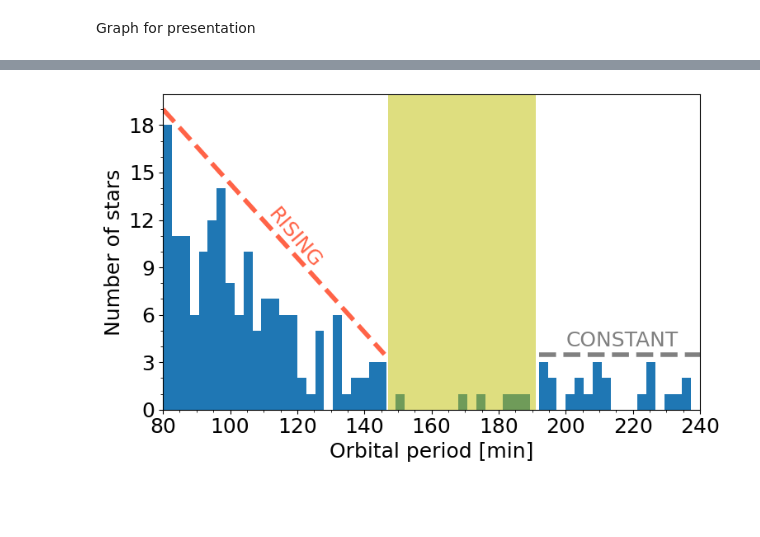
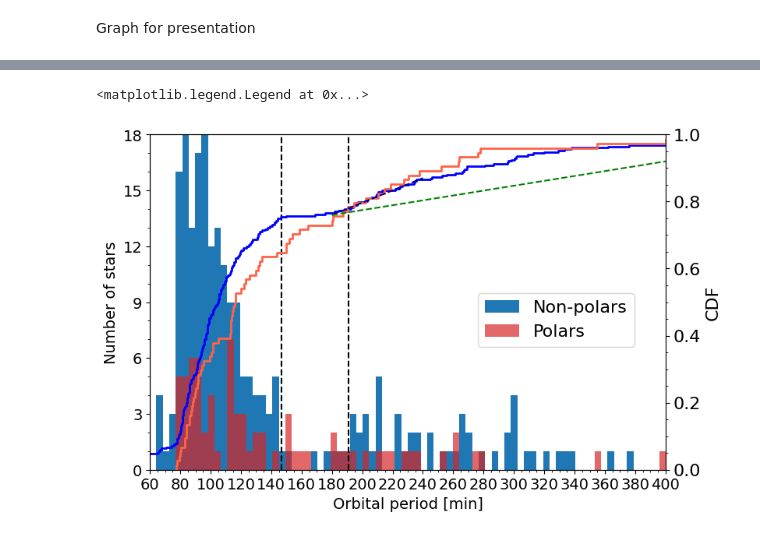
Before and after one commit to wknop/licencjat, a Jupyter notebook: notebook1.ipynb, the cells around one changed output, grey strips where cells are left out. Cells and saved outputs as stored; diff of their text form; code cells hidden in the pictures; blank space fills up the shorter version.

Commit message:
added more plots used for the paper, tried different period ranges for the L function

```diff
--- a/notebook1.ipynb
+++ b/notebook1.ipynb
@@ -343,18 +289,2 @@ plt.stairs([points_in_bin_1, points_in_bin_2], [per_min, perfect_split, per_max]
 # %% [markdown]
 Graph for presentation
-# %%
-fig, ax2 = plt.subplots(1, 1, figsize=(8,5))
-
-color = 'tab:blue'
-ax2.hist(df_non_polars['per'], bins=60, range=(80, 240), density=False, color=color, alpha = 1)
-ax2.xaxis.set_major_locator(ticker.MultipleLocator(20))
-ax2.xaxis.set_minor_locator(ticker.MultipleLocator(5))
-ax2.set_xlim([80,240])
-ax2.set_xlabel('Orbital period [min]')
-ax2.set_ylabel('Number of stars')
-ax2.axvspan(147, 191, color='y', alpha=0.5, lw=0)
-# ax2.axvline(period_split[max_index], color='tomato', linestyle='--')
-ax2.yaxis.set_major_locator(ticker.MultipleLocator(3))
-ax2.yaxis.set_minor_locator(ticker.MultipleLocator(1))
-plt.rc('font', size=18)
-fig.tight_layout()
@@ -363,21 +291,39 @@ fig.tight_layout()
 # %%
-fig, ax2 = plt.subplots(1, 1, figsize=(8,5))
+hfont = {'fontname':'Helvetica'}
 
-color = 'tab:blue'
-ax2.hist(df_non_polars['per'], bins=60, range=(80, 240), density=False, color=color, alpha = 1)
+fig, ax2 = plt.subplots(1, 1, figsize=(8,5),layout='constrained')
+
+ax2.hist(df_non_polars['per'], bins=80, range=(60, 400), density=False, color='tab:blue', alpha = 1, label = 'Non-polars')
+ax2.hist(df_polars['per'], bins=80, range=(60, 400), density=False, color='tab:red', alpha = 0.7, label = 'Polars')
 ax2.xaxis.set_major_locator(ticker.MultipleLocator(20))
 ax2.xaxis.set_minor_locator(ticker.MultipleLocator(5))
-ax2.set_xlim([80,240])
+ax2.set_xlim([60,400])
+ax2.set_ylim([0,18])
 ax2.set_xlabel('Orbital period [min]')
 ax2.set_ylabel('Number of stars')
-ax2.axvspan(147, 191, color='y', alpha=0.5, lw=0)
+ax2.vlines([147, 191], 0, 18, color='black', linestyle='--')
 ax2.yaxis.set_major_locator(ticker.MultipleLocator(3))
 ax2.yaxis.set_minor_locator(ticker.MultipleLocator(1))
-plt.rc('font', size=18)
-ax2.plot([80, 146], [19, 3.5], linestyle='--',  linewidth = 4, color = 'tomato')
-ax2.axhline(y = 3.5, xmin=(192-80)/(240-80), linestyle='--', linewidth = 4, color = 'grey')
-plt.text( 110, 9, 'RISING', rotation=-50, color='tomato')
-plt.text( 200, 4, 'CONSTANT', rotation=0, color='grey')
-fig.tight_layout()
+plt.rc('font', size=16)
+
+# ax2.plot([80, 146], [19, 3.5], linestyle='--',  linewidth = 4, color = 'tomato')
+# ax2.axhline(y = 3.5, xmin=(192-80)/(400-80), linestyle='--', linewidth = 4, color = 'grey')
+# plt.text( 110, 9, 'RISING', rotation=-50, color='tomato')
+# plt.text( 200, 4, 'CONSTANT', rotation=0, color='grey')
+
+ax1 = ax2.twinx()
+
+ax1.ecdf(df_non_polars['per'], color = 'blue', linewidth=2)
+ax1.ecdf(df_polars['per'], color = 'tomato', linewidth=2)
+
+ax1.set_ylabel('CDF')
+ax1.yaxis.set_major_locator(ticker.MultipleLocator(.2))
+ax1.yaxis.set_minor_locator(ticker.MultipleLocator(.05))
+ax1.plot([180,240],[0.76, 0.87], linestyle='--', color='darkblue')
+ax1.plot([180,400],[0.76, 0.92], linestyle='--', color='green')
+
+fig.legend(loc='center right', bbox_to_anchor=(0.87, 0.5))
+# fig.tight_layout()
 # %% [output]
+<matplotlib.legend.Legend at 0x...>
-[figure, old version]
+[figure, new version]
```
Also changed, not shown: parts of 18 cells of this notebook.
